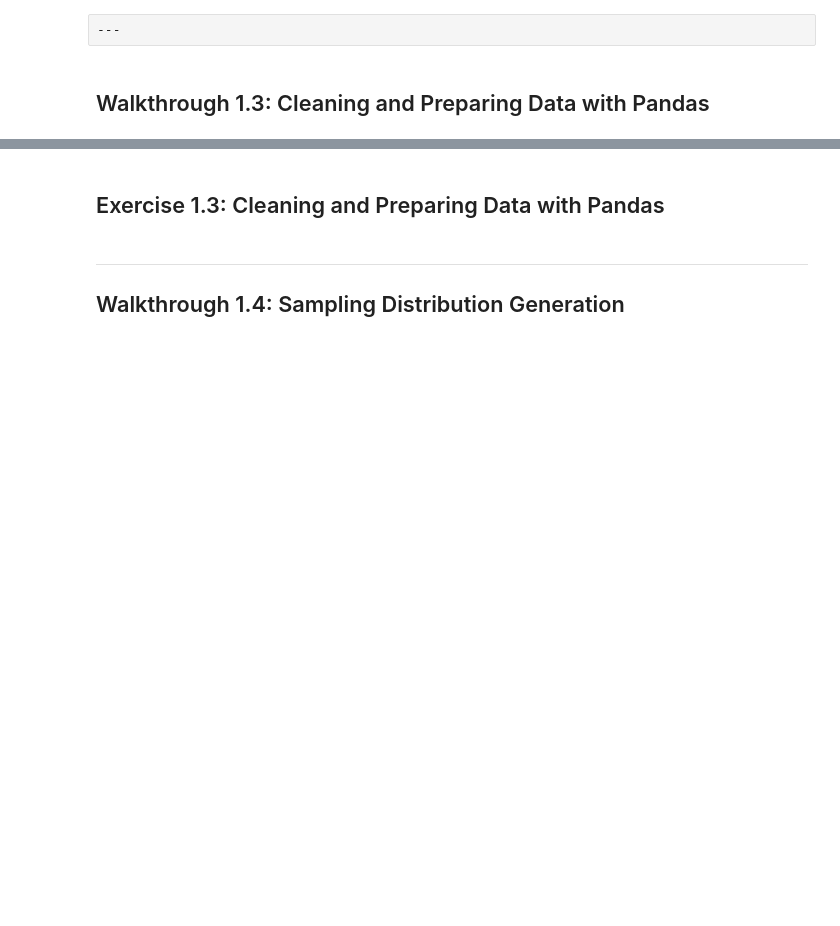
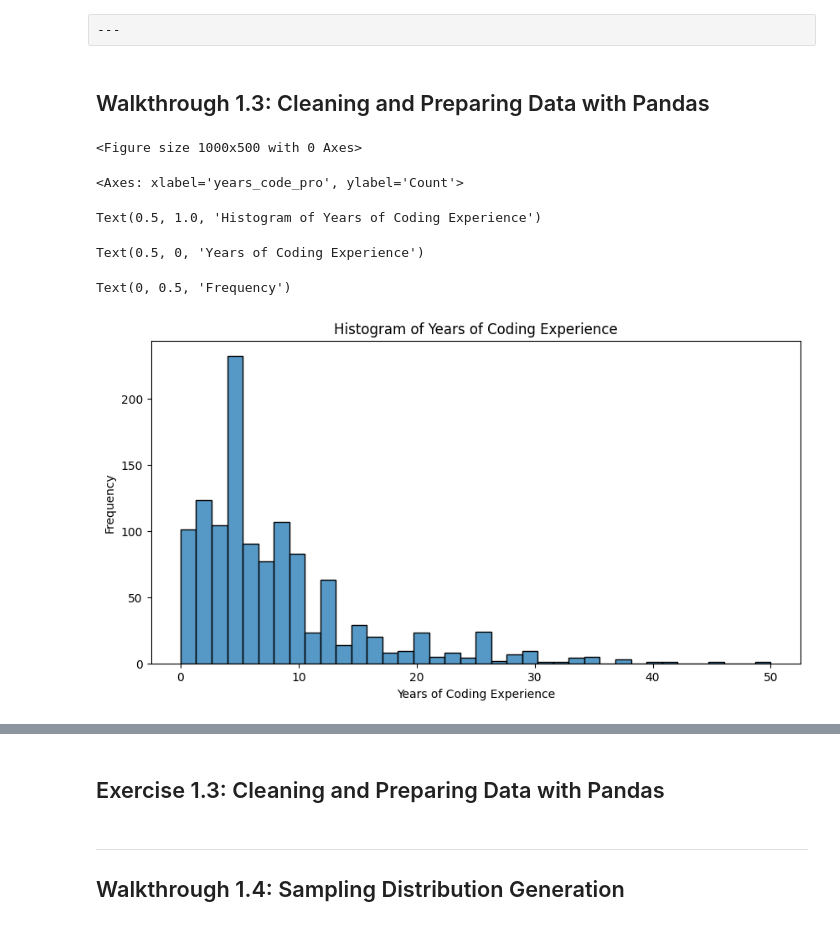
Before and after one commit to ismayc/oreilly-fundamentals-of-statistics-with-python, a Jupyter notebook: exercises.ipynb, the cells around one changed output, grey strips where cells are left out. Drawn from its saved outputs; the diff is of its cells as text; code cells hidden in the pictures; blank space fills up the shorter version.

```diff
--- a/exercises.ipynb
+++ b/exercises.ipynb
@@ -29,5 +32,6 @@ from sklearn.preprocessing import MinMaxScaler, StandardScaler
 ### Exploring a dataset
 # %%
 # Load in the dataset
+data_dev_survey = pd.read_csv("data_dev_survey.csv")
 # %%
 # Display information about the DataFrame
@@ -135,0 +290,15 @@ be good to proceed here. If not, scroll up and run it.
+# %%
+# Histogram for years_code_pro
+plt.figure(figsize=(10, 5))
+sns.histplot(data_dev_survey['years_code_pro'])
+plt.title('Histogram of Years of Coding Experience')
+plt.xlabel('Years of Coding Experience')
+plt.ylabel('Frequency')
+plt.show()
+# %% [output]
+<Figure size 1000x500 with 0 Axes>
+<Axes: xlabel='years_code_pro', ylabel='Count'>
+Text(0.5, 1.0, 'Histogram of Years of Coding Experience')
+Text(0.5, 0, 'Years of Coding Experience')
+Text(0, 0.5, 'Frequency')
+[figure, added]
```
Also changed, not shown: parts of 32 cells of this notebook, 1 other file.
